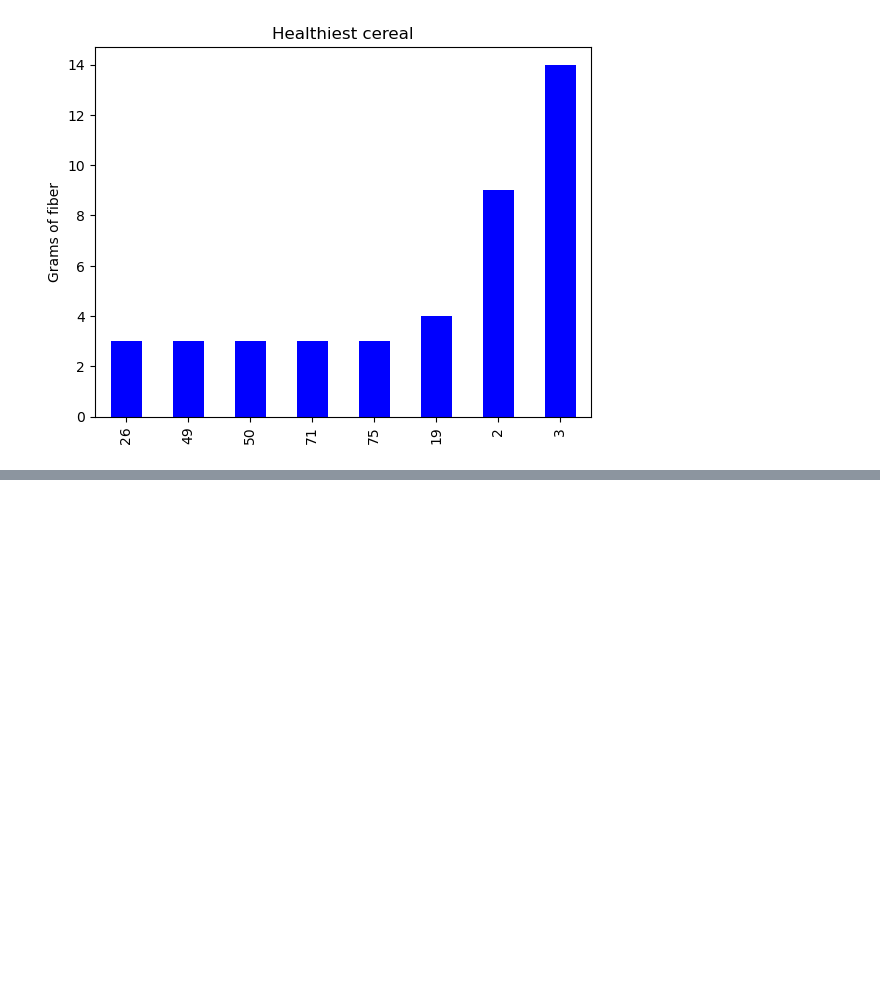
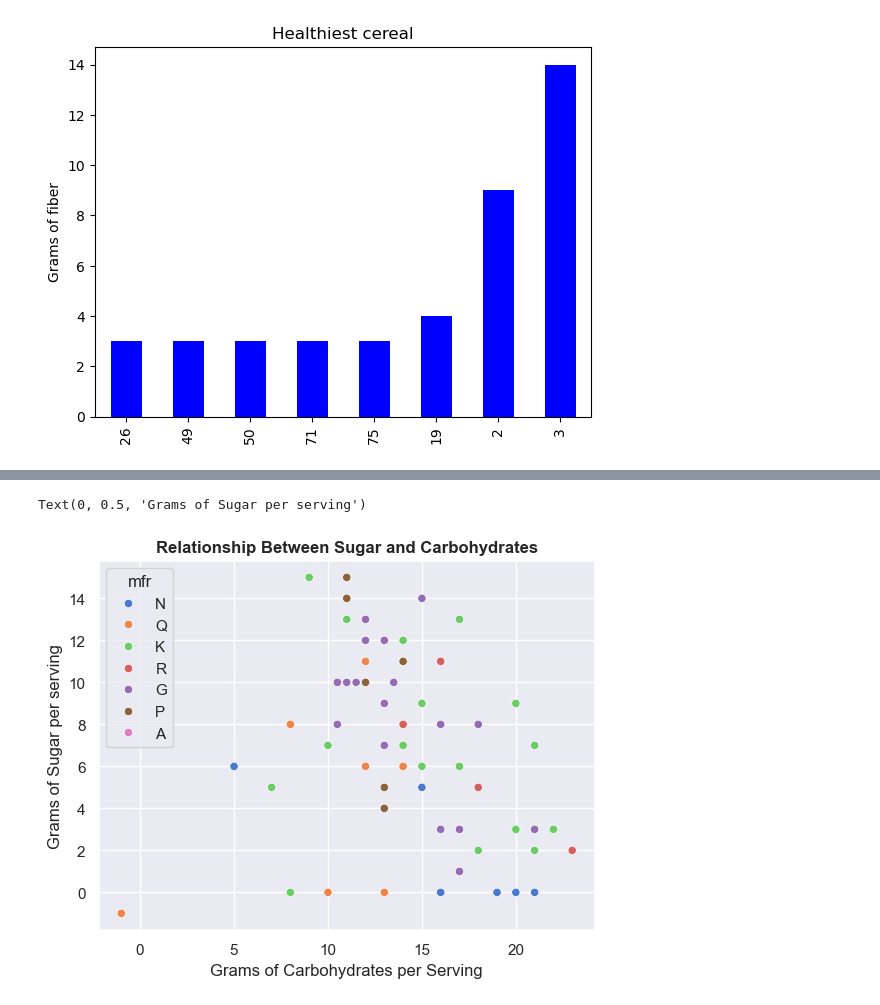
Before and after one commit to sophiahwagner/cereal-nutrition-analysis, a Jupyter notebook: Cereal Project.ipynb, the cells around one changed output, grey strips where cells are left out. Cells and saved outputs as stored; diff of their text form; code cells hidden in the pictures; blank space fills up the shorter version.

```diff
--- a/Pandas Project 1.ipynb
+++ b/Cereal Project.ipynb
@@ -146,0 +162,8 @@ healthy_kids_df['fiber'].sort_values().plot(kind = 'bar', title='Healthiest cere
+# %%
+sns.scatterplot(cereal_df,x='carbo',y='sugars',hue='mfr',palette='muted')
+plt.title("Relationship Between Sugar and Carbohydrates",fontsize=12,weight='bold')
+plt.xlabel("Grams of Carbohydrates per Serving")
+plt.ylabel("Grams of Sugar per serving")
+# %% [output]
+Text(0, 0.5, 'Grams of Sugar per serving')
+[figure, added]
```
Also changed, not shown: parts of 4 cells of this notebook.
